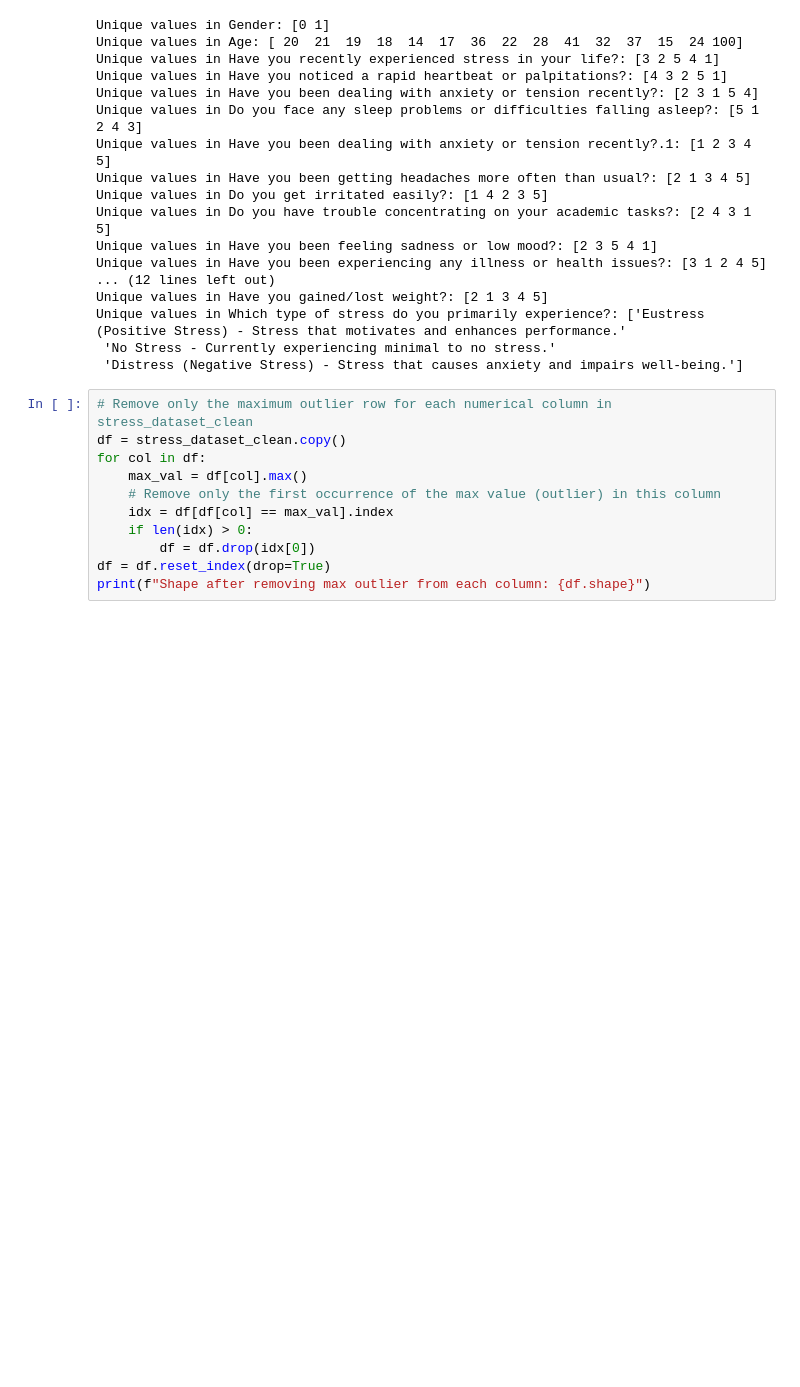
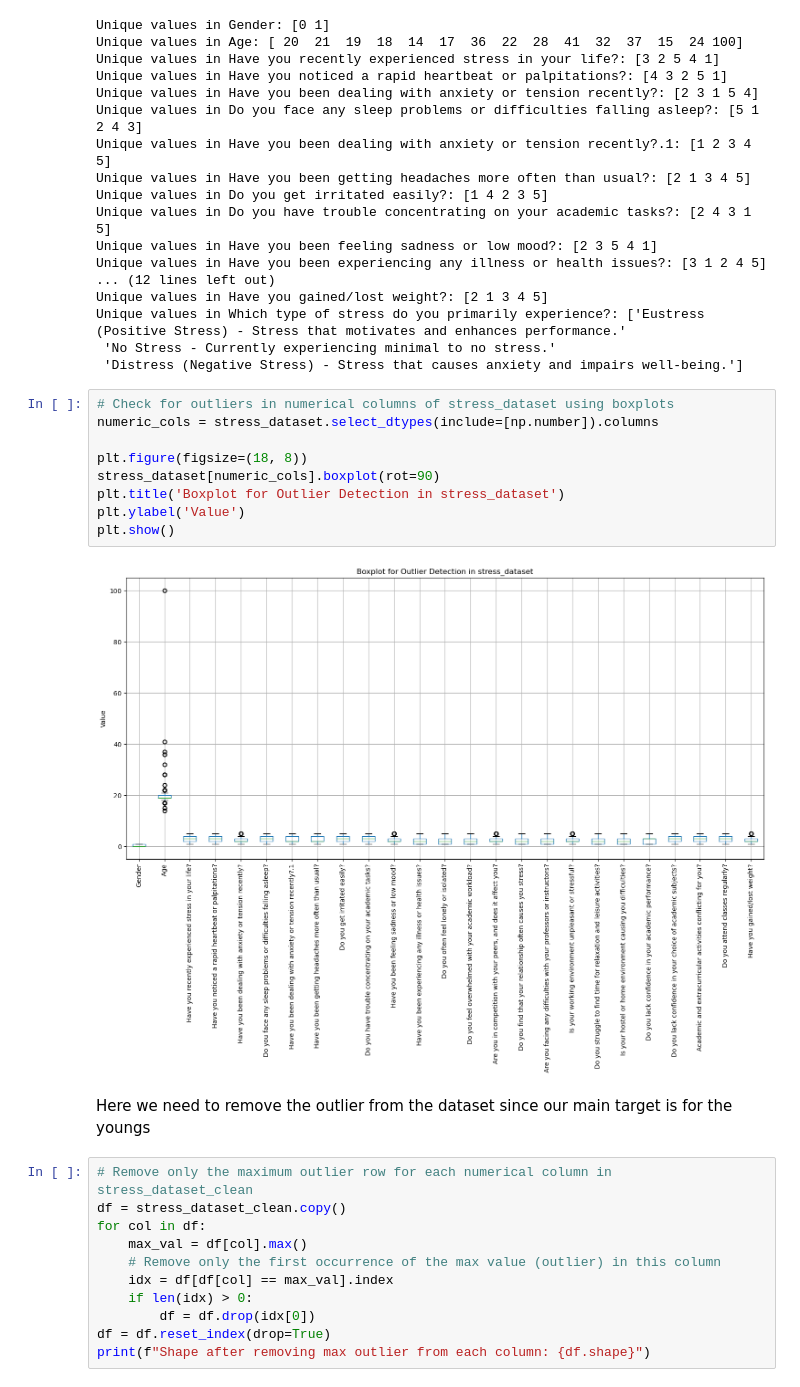
Before and after one commit to SyahrulRahmadan/Tugas_Matrikulasi_Alpro_S2, a Jupyter notebook: EDA.ipynb, the cells around one changed output. Cells and saved outputs as stored; diff of their text form; blank space fills up the shorter version.

```diff
--- a/EDA.ipynb
+++ b/EDA.ipynb
@@ -247,6 +251,19 @@ Unique values in Have you gained/lost weight?: [2 1 3 4 5]
 Unique values in Which type of stress do you primarily experience?: ['Eustress (Positive Stress) - Stress that motivates and enhances performance.'
  'No Stress - Currently experiencing minimal to no stress.'
  'Distress (Negative Stress) - Stress that causes anxiety and impairs well-being.']
+# %%
+# Check for outliers in numerical columns of stress_dataset using boxplots
+numeric_cols = stress_dataset.select_dtypes(include=[np.number]).columns
+
+plt.figure(figsize=(18, 8))
+stress_dataset[numeric_cols].boxplot(rot=90)
+plt.title('Boxplot for Outlier Detection in stress_dataset')
+plt.ylabel('Value')
+plt.show()
+# %% [output]
+[figure, added]
+# %% [markdown]
+Here we need to remove the outlier from the dataset since our main target is for the youngs
 # %%
 # Remove only the maximum outlier row for each numerical column in stress_dataset_clean
 df = stress_dataset_clean.copy()
```
Also changed, not shown: parts of 24 cells of this notebook, 3 other files.
